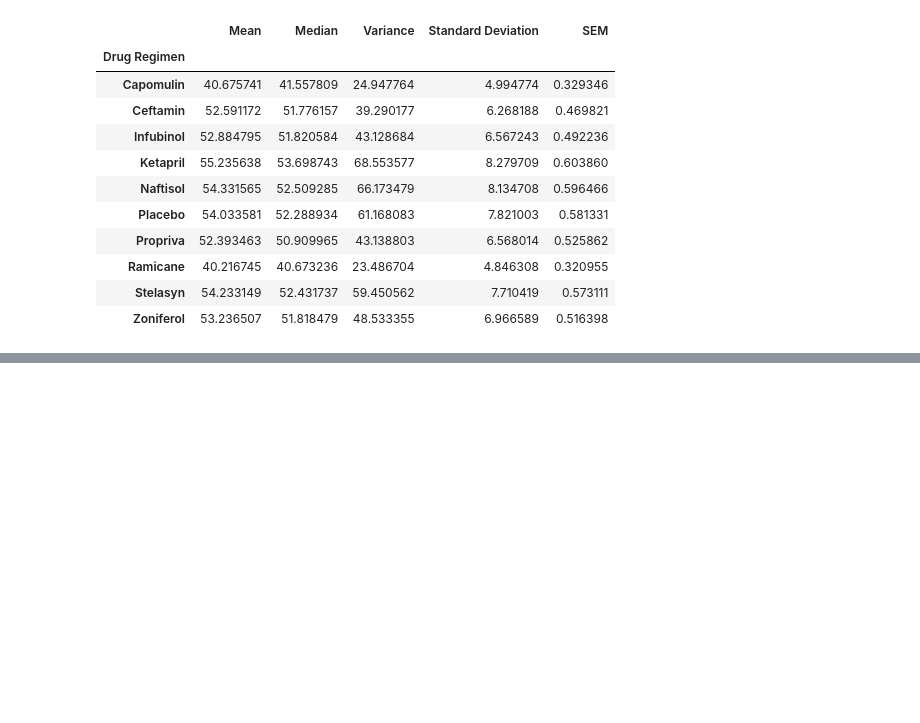
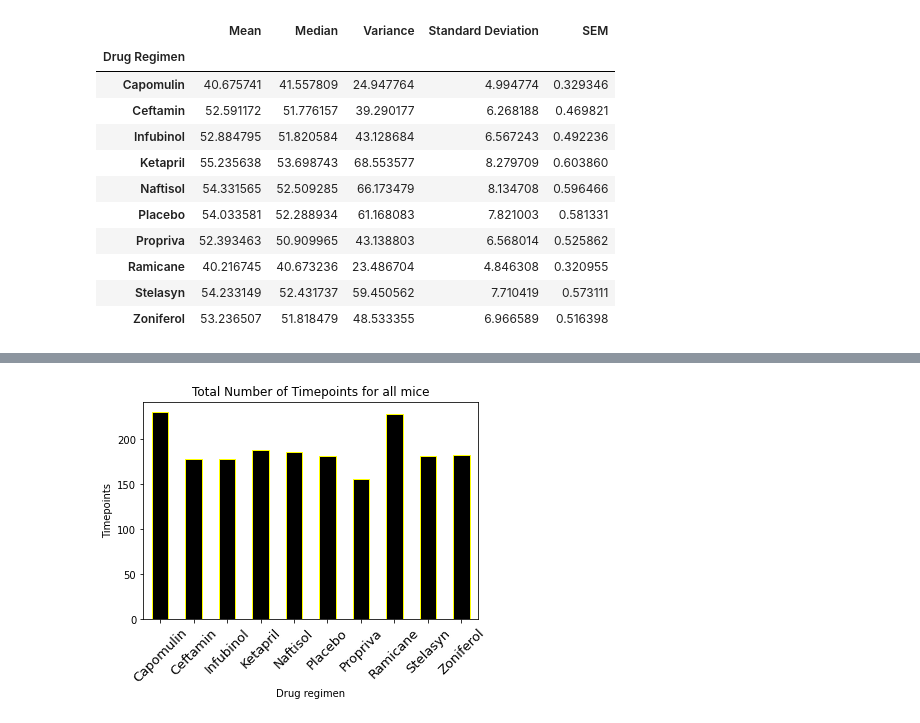
Before and after one commit to Prakb2401/matplotlib-challenge, a Jupyter notebook: Pymaceuticals/Pymaceuticals.ipynb, the cells around one changed output, grey strips where cells are left out. Drawn from its saved outputs; the diff is of its cells as text; code cells hidden in the pictures; blank space fills up the shorter version.

```diff
--- a/Pymaceuticals/Pymaceuticals.ipynb
+++ b/Pymaceuticals/Pymaceuticals.ipynb
@@ -147,0 +161,11 @@ Summary_Statistics2
+# %%
+bar2 = summary_statistics_df["Drug Regimen"].value_counts().plot.bar(color="black", edgecolor = "yellow")
+plt.title("Total Number of Timepoints for all mice")
+plt.xlabel("Drug regimen")
+plt.ylabel("Timepoints")
+plt.xticks([0,1,2,3,4,5,6,7,8,9],["Capomulin", "Ceftamin", "Infubinol", "Ketapril", "Naftisol", "Placebo", "Propriva", "Ramicane", "Stelasyn", "Zoniferol"])
+plt.xticks(fontsize=13)
+plt.xticks(rotation=45)
+plt.show()
+# %% [output]
+[figure, added]
```
Also changed, not shown: parts of 16 cells of this notebook.
